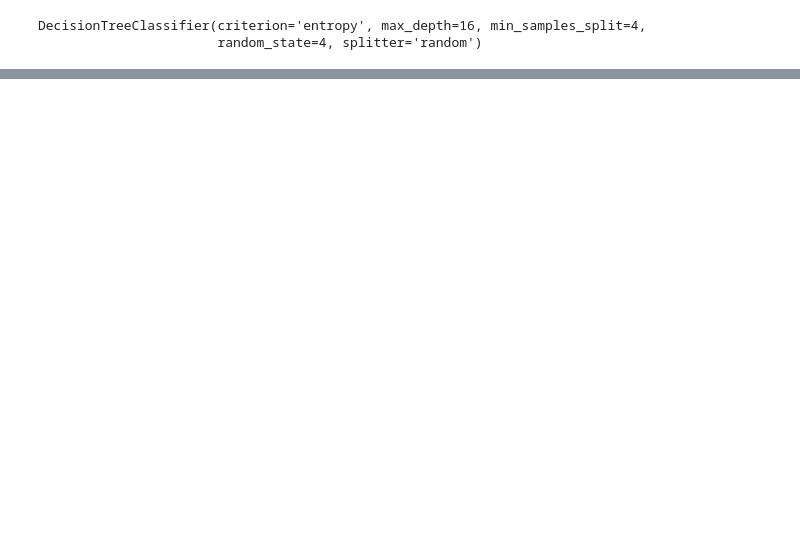
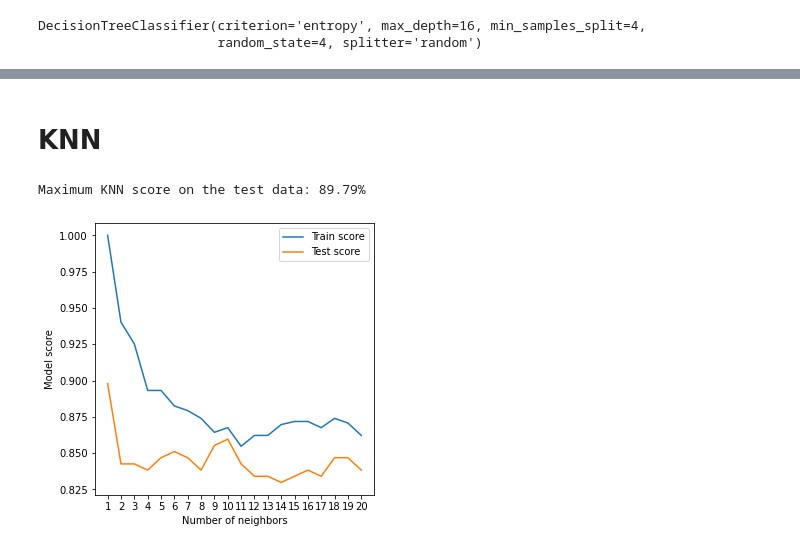
Before and after one commit to northcampus-university-of-kashmir/Heart-Disease-Detection-System, a Jupyter notebook: New dataset/for_new_dataset.ipynb, the cells around one changed output, grey strips where cells are left out. Cells and saved outputs as stored; diff of their text form; code cells hidden in the pictures; blank space fills up the shorter version.

```diff
--- a/New dataset/for_new_dataset.ipynb
+++ b/New dataset/for_new_dataset.ipynb
@@ -743,0 +806,3 @@ Confusion Matrix:
+# %%
+log_reg = LogisticRegression(C=1,solver="newton-cg")
+log_reg.fit(X_train,y_train)
@@ -743,0 +854,7 @@ Confusion Matrix:
+# %%
+svm1=svm.SVC(C=100, cache_size=200, class_weight=None, coef0=0.0,
+    decision_function_shape='ovr', degree=3, gamma=0.1, kernel='rbf',
+    max_iter=-1, probability=False, random_state=None, shrinking=True,
+    tol=0.001, verbose=False)
+# %%
+svm1.fit(X_train, y_train)
@@ -743,0 +884,28 @@ Confusion Matrix:
+# %% [markdown]
+# KNN
+# %%
+from sklearn.neighbors import KNeighborsClassifier
+
+train_score = []
+test_score = []
+neighbors = range(1, 21)
+
+for k in neighbors:
+    model = KNeighborsClassifier(n_neighbors=k)
+    model.fit(X_train, y_train)
+    train_score.append(accuracy_score(y_train, model.predict(X_train)))
+    test_score.append(accuracy_score(y_test, model.predict(X_test)))
+# %%
+plt.figure(figsize=(5,5))
+
+plt.plot(neighbors, train_score, label="Train score")
+plt.plot(neighbors, test_score, label="Test score")
+plt.xticks(np.arange(1, 21, 1))
+plt.xlabel("Number of neighbors")
+plt.ylabel("Model score")
+plt.legend()
+
+print(f"Maximum KNN score on the test data: {max(test_score)*100:.2f}%")
+# %% [output]
+Maximum KNN score on the test data: 89.79%
+[figure, added]
```
Also changed, not shown: parts of 43 cells of this notebook, 4 other files.
